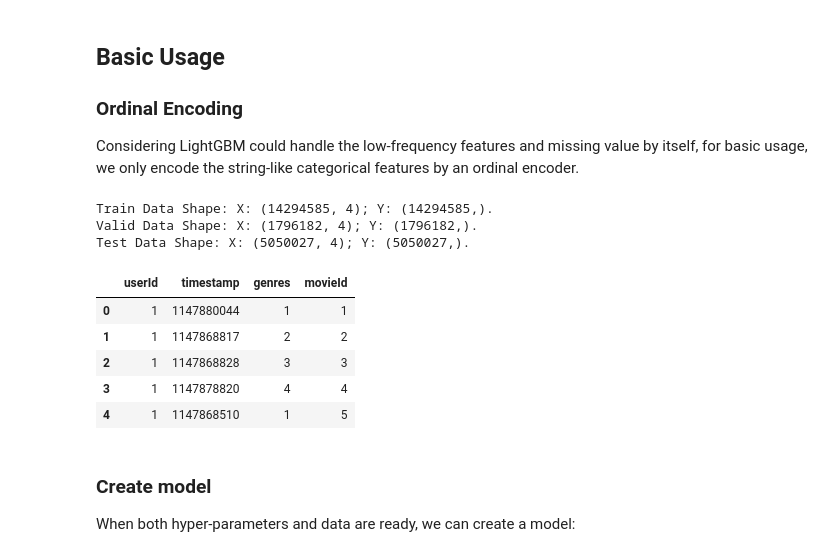
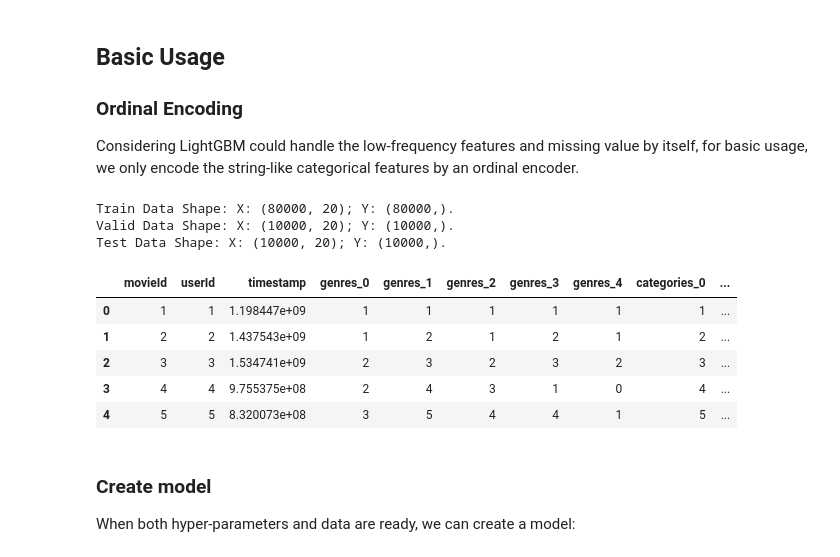
Before and after one commit to Boykai/carve, a Jupyter notebook: examples/00_quick_start/lightgbm_tinycriteo.ipynb, the cells around one changed output. Cells and saved outputs as stored; diff of their text form; code cells hidden in the pictures.

```diff
--- a/examples/00_quick_start/lightgbm_tinycriteo.ipynb
+++ b/examples/00_quick_start/lightgbm_tinycriteo.ipynb
@@ -71,8 +71,14 @@ Here we use CSV format as the example data input. Our example data is a sample (
 
 Specifically, there are 39 columns of features in Criteo, where 13 columns are numerical features (I1-I13) and the other 26 columns are categorical features (C1-C26).
 # %%
-posters = pd.read_csv("../01_prepare_data/ml-25m/poster-urls.csv")
-ratings = pd.read_csv("../01_prepare_data/ml-25m/ratings.csv")
-all_data = ratings.join(posters, on="movieId", lsuffix="_ratings", rsuffix="_posters")
+#posters = pd.read_csv("../01_prepare_data/ml-25m/poster-urls.csv")
+#ratings = pd.read_csv("../01_prepare_data/ml-25m/ratings.csv")
+#all_data = ratings.join(posters, on="movieId", lsuffix="_ratings", rsuffix="_posters")
+all_data = pd.read_csv("../../carve/datasets/carve-movielens-prepared.csv")
+all_data = all_data.drop("Unnamed: 0", axis=1)
+all_data = all_data.sample(n=100000, random_state=0)
+all_data.reset_index(inplace=True)
+all_data = all_data.drop("index", axis=1)
+
 display(all_data.head())
 # %% [output]
@@ -89,4 +96,4 @@ all_data.shape
 # %%
 print(all_data.isnull().sum())
-all_data = all_data.dropna()
+#all_data = all_data.dropna()
 # %% [output]
@@ -106,17 +117,6 @@ dtype: int64
 # %% [markdown]
 First, we cut three sets (train_data (first 80%), valid_data (middle 10%) and test_data (last 10%)), cut from the original all data. <br>
 Notably, considering the Criteo is a kind of time-series streaming data, which is also very common in recommendation scenario, we split the data by its order.
-# %%
-all_data['movieId'] = all_data["movieId_ratings"]
-all_data = all_data.drop(["movieId_ratings",
-                        "movieId_posters",
-                        "Unnamed: 0",
-                        "title",
-                        "posterUrl",
-                        "posterPath",
-                        "tmdbId"], axis=1)
-# %%
-all_data = all_data.drop("tmdbId", axis=1)
 # %%
 all_data.columns
 # %% [output]
@@ -132,42 +154,43 @@ test_data = all_data.loc[0.9*length:]
 ### Ordinal Encoding
 Considering LightGBM could handle the low-frequency features and missing value by itself, for basic usage, we only encode the string-like categorical features by an ordinal encoder.
 # %%
-cate_cols = ["userId", "movieId", "genres"]
+cate_cols = ["userId", "movieId",
+    "genres_0", "genres_1", "genres_2", "genres_3", "genres_4", "categories_0", "categories_1", "categories_2", "color_0", "color_1", "color_2", "tags_0", "tags_1", "tags_2", "description_0", "description_1", "description_2"]
 label_col = "rating"
 
 ord_encoder = ce.ordinal.OrdinalEncoder(cols=cate_cols)
 
 def encode_csv(df, encoder, label_col, typ='fit'):
     if typ == 'fit':
         df = encoder.fit_transform(df)
     else:
         df = encoder.transform(df)
     y = df[label_col].values
     del df[label_col]
     return df, y
 
 train_x, train_y = encode_csv(train_data, ord_encoder, label_col)
 valid_x, valid_y = encode_csv(valid_data, ord_encoder, label_col, 'transform')
 test_x, test_y = encode_csv(test_data, ord_encoder, label_col, 'transform')
 
 print('Train Data Shape: X: {trn_x_shape}; Y: {trn_y_shape}.\nValid Data Shape: X: {vld_x_shape}; Y: {vld_y_shape}.\nTest Data Shape: X: {tst_x_shape}; Y: {tst_y_shape}.\n'
       .format(trn_x_shape=train_x.shape,
               trn_y_shape=train_y.shape,
               vld_x_shape=valid_x.shape,
               vld_y_shape=valid_y.shape,
               tst_x_shape=test_x.shape,
               tst_y_shape=test_y.shape,))
 train_x.head()
 # %% [output]
-Train Data Shape: X: (14294585, 4); Y: (14294585,).
-Valid Data Shape: X: (1796182, 4); Y: (1796182,).
-Test Data Shape: X: (5050027, 4); Y: (5050027,).
+Train Data Shape: X: (80000, 20); Y: (80000,).
+Valid Data Shape: X: (10000, 20); Y: (10000,).
+Test Data Shape: X: (10000, 20); Y: (10000,).
-|  | userId | timestamp | genres | movieId |
-| 0 | 1 | 1147880044 | 1 | 1 |
-| 1 | 1 | 1147868817 | 2 | 2 |
-| 2 | 1 | 1147868828 | 3 | 3 |
-| 3 | 1 | 1147878820 | 4 | 4 |
-| 4 | 1 | 1147868510 | 1 | 5 |
+|  | movieId | userId | timestamp | genres_0 | genres_1 | genres_2 | genres_3 | genres_4 | categories_0 | ... |
+| 0 | 1 | 1 | 1.198447e+09 | 1 | 1 | 1 | 1 | 1 | 1 | ... |
+| 1 | 2 | 2 | 1.437543e+09 | 1 | 2 | 1 | 2 | 1 | 2 | ... |
+| 2 | 3 | 3 | 1.534741e+09 | 2 | 3 | 2 | 3 | 2 | 3 | ... |
+| 3 | 4 | 4 | 9.755375e+08 | 2 | 4 | 3 | 1 | 0 | 4 | ... |
+| 4 | 5 | 5 | 8.320073e+08 | 3 | 5 | 4 | 4 | 1 | 5 | ... |
 # %% [markdown]
 ### Create model
 When both hyper-parameters and data are ready, we can create a model:
```
Also changed, not shown: parts of 12 cells of this notebook, 7 other files.
